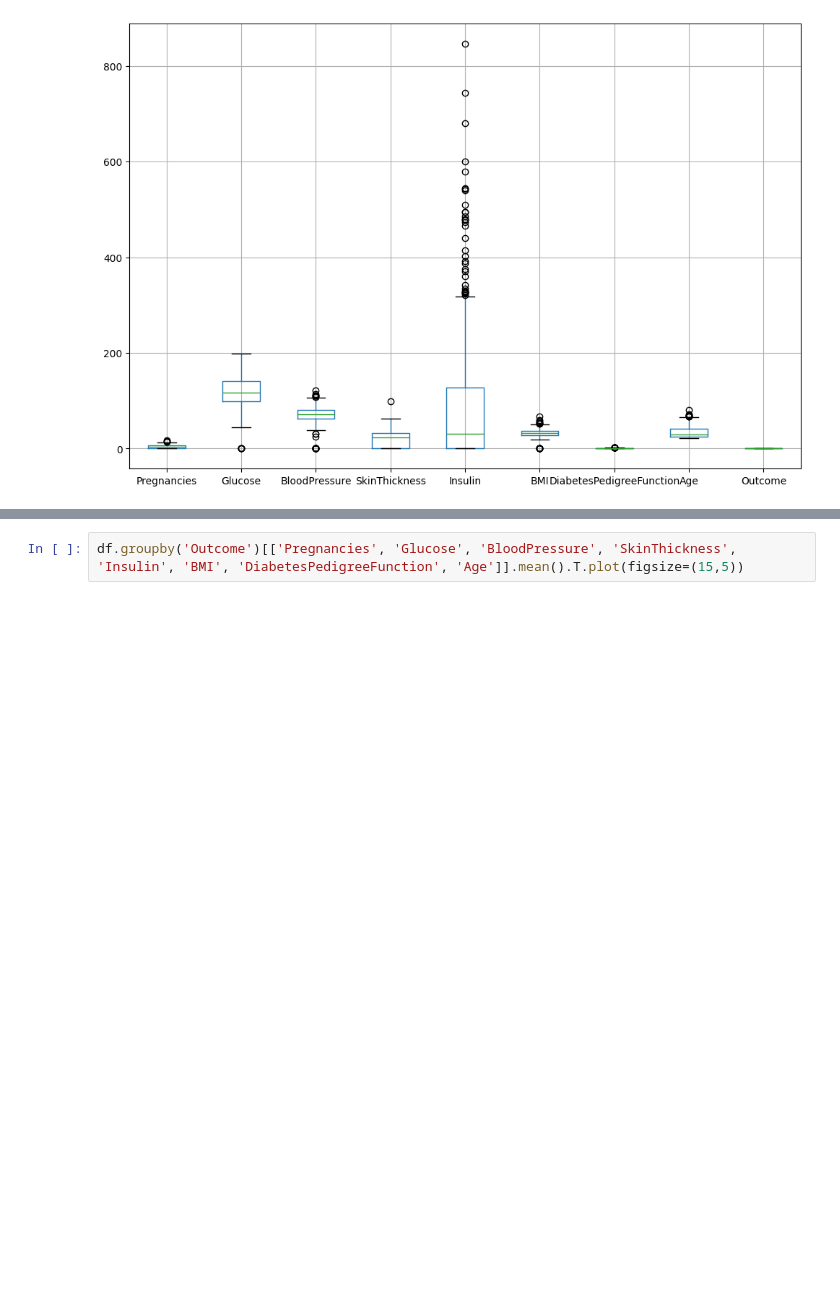
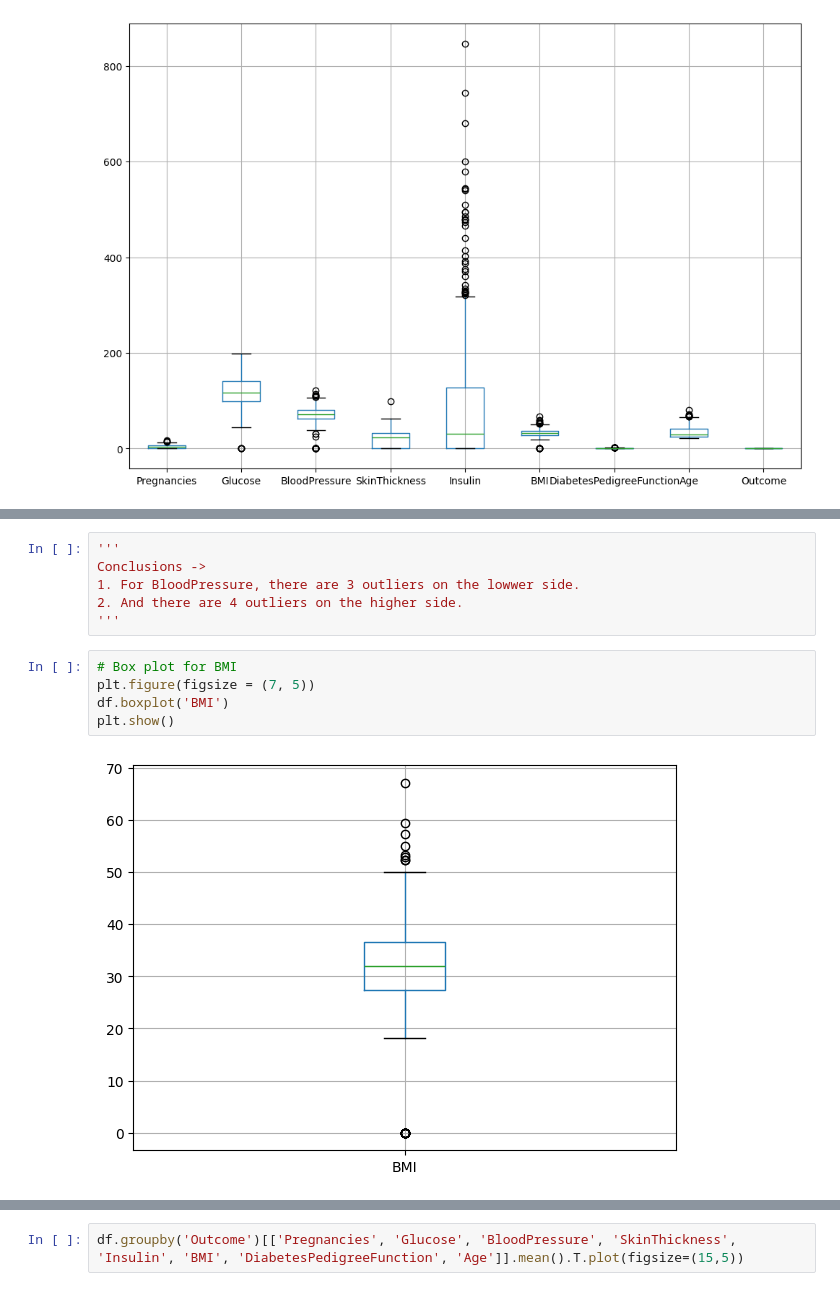
Before and after one commit to gkg1804/EDA-Diabetes, a Jupyter notebook: EDA_Diabetes.ipynb, the cells around one changed output, grey strips where cells are left out. Cells and saved outputs as stored; diff of their text form; blank space fills up the shorter version.

```diff
--- a/EDA_Diabetes.ipynb
+++ b/EDA_Diabetes.ipynb
@@ -240,0 +261,13 @@ plt.show()
+# %%
+'''
+Conclusions ->
+1. For BloodPressure, there are 3 outliers on the lowwer side.
+2. And there are 4 outliers on the higher side.
+'''
+# %%
+# Box plot for BMI
+plt.figure(figsize = (7, 5))
+df.boxplot('BMI')
+plt.show()
+# %% [output]
+[figure, added]
```
Also changed, not shown: parts of 20 cells of this notebook.
